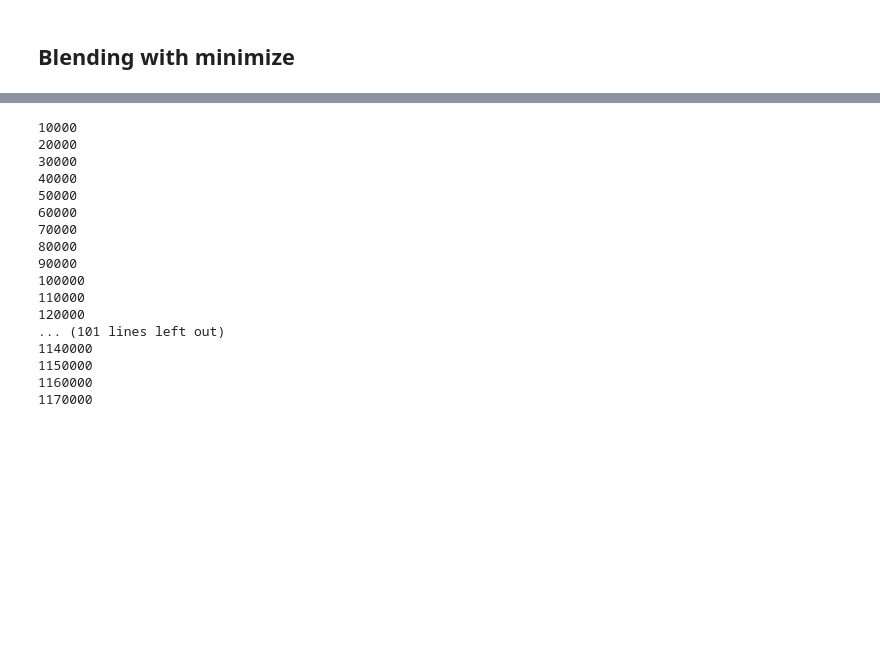
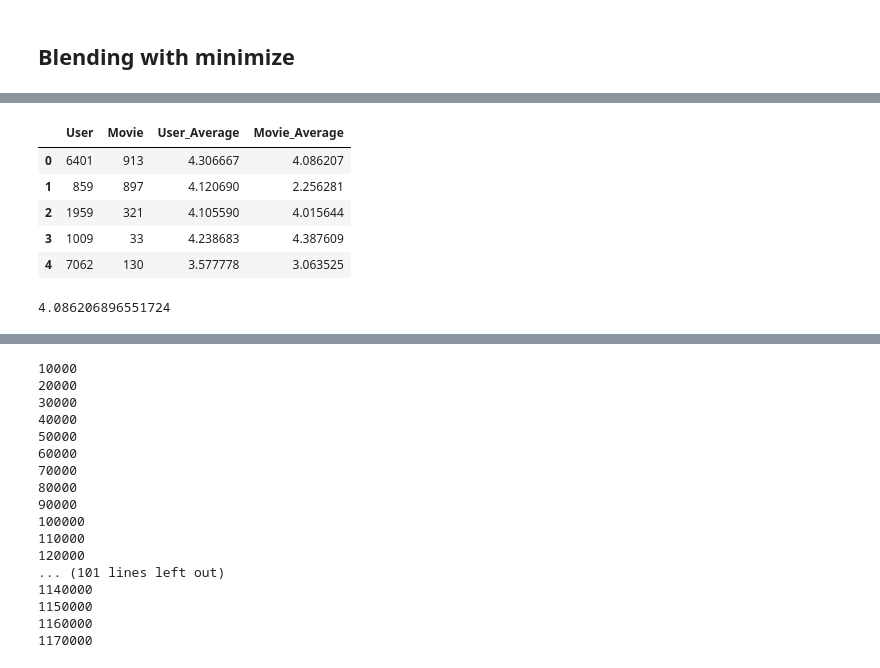
Before and after one commit to byrek3d/ML-Project-2-EPFL, a Jupyter notebook: run.ipynb, the cells around one changed output, grey strips where cells are left out. Drawn from its saved outputs; the diff is of its cells as text; code cells hidden in the pictures; blank space fills up the shorter version.

```diff
--- a/run.ipynb
+++ b/run.ipynb
@@ -835,0 +840,11 @@ result=new_blending()
+# %%
+df_featured=df_featured_blending_trainset.drop(columns=['SimUser1','SimUser2','SimUser3','SimUser4','SimUser5','SimMovie1','SimMovie2','SimMovie3','SimMovie4','SimMovie5'])
+# %%
+df_featured.head()
+# %% [output]
+|  | User | Movie | User_Average | Movie_Average |
+| 0 | 6401 | 913 | 4.306667 | 4.086207 |
+| 1 | 859 | 897 | 4.120690 | 2.256281 |
+| 2 | 1959 | 321 | 4.105590 | 4.015644 |
+| 3 | 1009 | 33 | 4.238683 | 4.387609 |
+| 4 | 7062 | 130 | 3.577778 | 3.063525 |
@@ -836 +853,5 @@ result=new_blending()
+# %%
+features_row.values[0][1]
+# %% [output]
+4.086206896551724
 # %%
```
Also changed, not shown: parts of 49 cells of this notebook, 7 other files.
